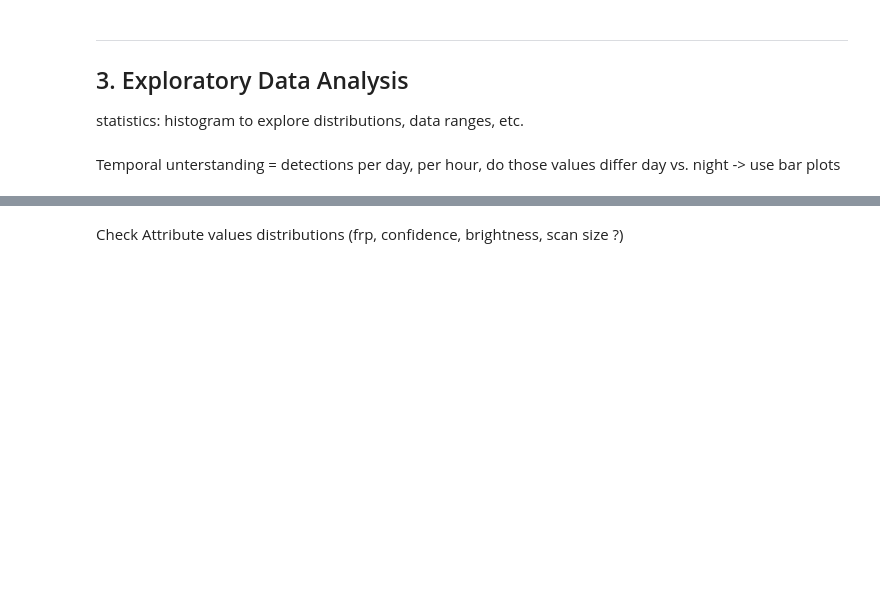
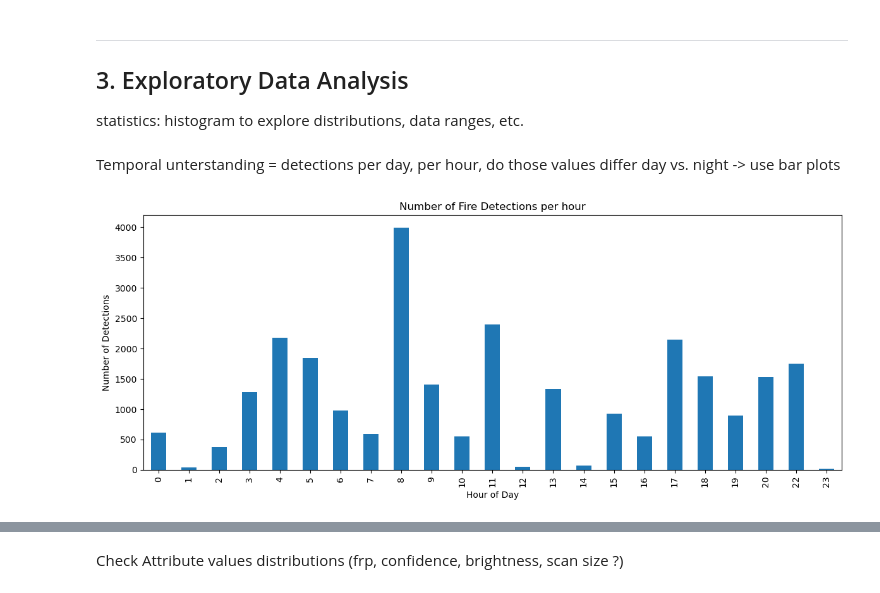
Before and after one commit to MajaMuehlebach/sds210_project, a Jupyter notebook: notebooks/Project_Code_V1.ipynb, the cells around one changed output, grey strips where cells are left out. Saved outputs shown, nothing was run; the diff lists cells and outputs as text; code cells hidden in the pictures; blank space fills up the shorter version.

Commit message:
Add some statistical plots

```diff
--- a/notebooks/Project_Code_V1.ipynb
+++ b/notebooks/Project_Code_V1.ipynb
@@ -171,3 +182,17 @@ statistics: histogram to explore distributions, data ranges, etc.
 # %% [markdown]
 Temporal unterstanding = detections per day, per hour, do those values differ day vs. night
 -> use bar plots
+# %%
+hourly_counts = fire_gdf.groupby("hour").size()
+
+plt.figure(figsize=(12,5))
+daily_counts.plot(kind="bar")
+
+plt.title("Number of Fire Detections per hour")
+plt.xlabel("Hour of Day")
+plt.ylabel("Number of Detections")
+
+plt.tight_layout()
+plt.show()
+# %% [output]
+[figure, added]
```
Also changed, not shown: parts of 8 cells of this notebook.
